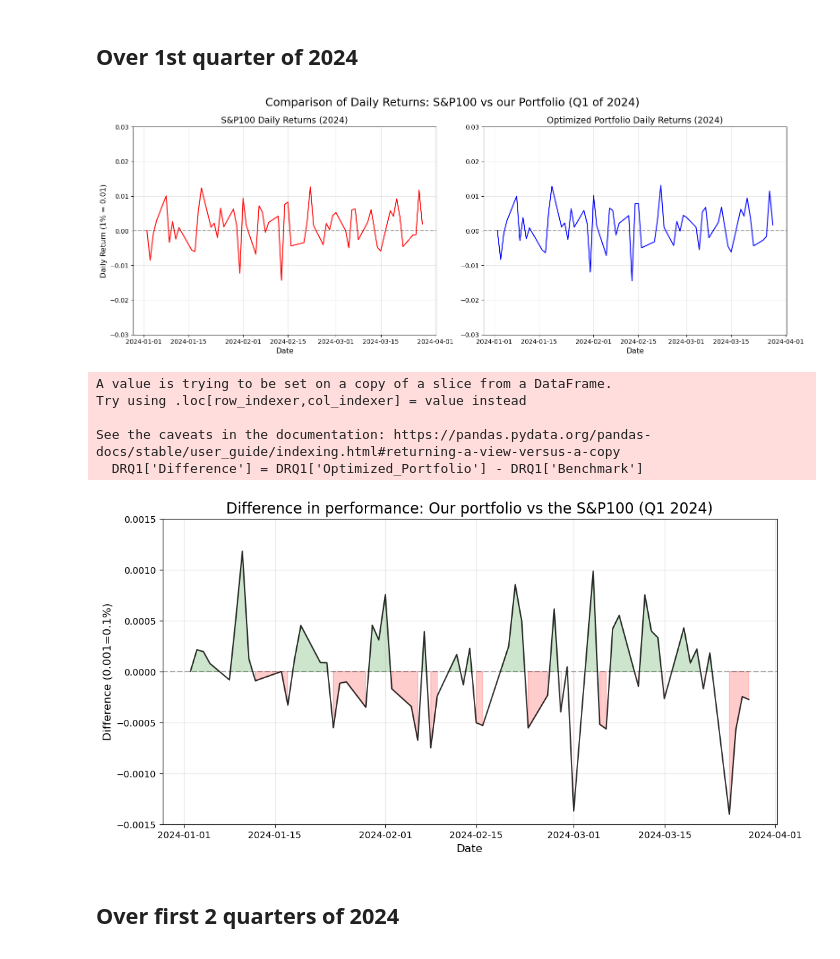
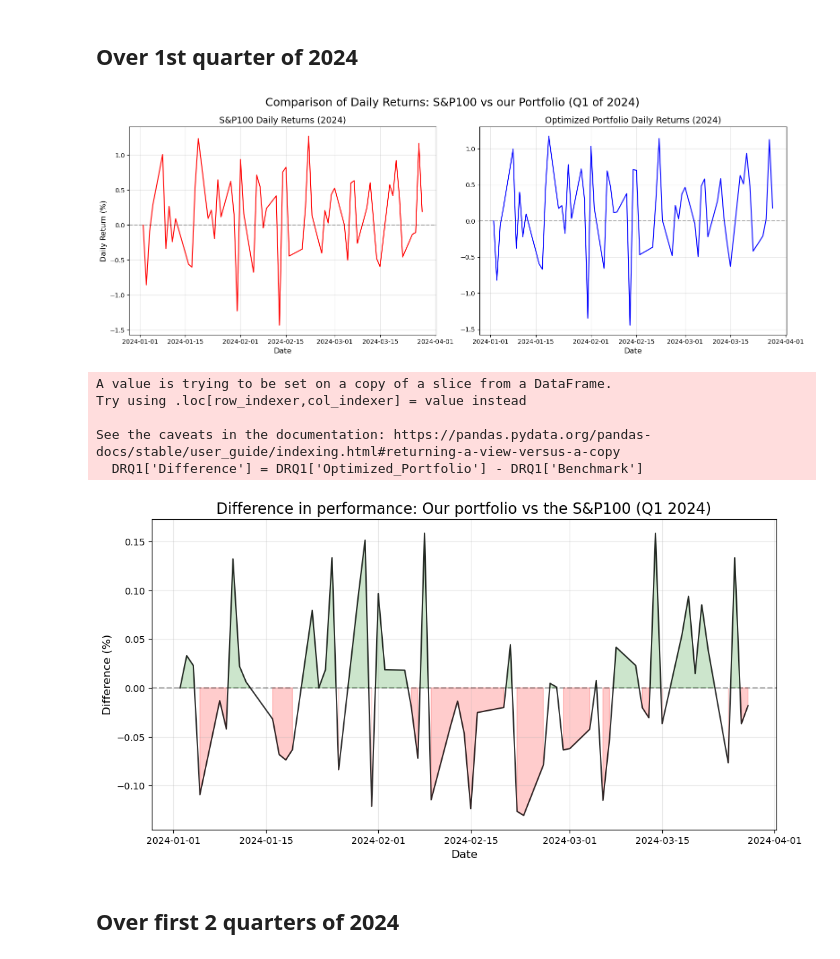
Before and after one commit to HughP01/MScAI_AIDm, a Jupyter notebook: Code/YfPython.ipynb, the cells around one changed output. Saved outputs shown, nothing was run; the diff lists cells and outputs as text; code cells hidden in the pictures.

```diff
--- a/Code/YfPython.ipynb
+++ b/Code/YfPython.ipynb
@@ -196,9 +195,9 @@ plt.subplot(1, 2, 1)  #pos1
 sns.lineplot(data=DRQ1, x=DRQ1.index, y='Benchmark', color='red')
 plt.axhline(0, color="black", linestyle="--", alpha=0.3)
 plt.title("S&P100 Daily Returns (2024)", fontsize=14)
-plt.ylabel("Daily Return (1% = 0.01)", fontsize=12)
+plt.ylabel("Daily Return (%)", fontsize=12)
 plt.xlabel("Date", fontsize=12)
-plt.ylim(-0.03,0.03)
+plt.ylim()
 plt.grid(True, alpha=0.3)
 
 #OUr stocks
@@ -208,43 +207,43 @@ plt.axhline(0, color="black", linestyle="--", alpha=0.3)
 plt.title("Optimized Portfolio Daily Returns (2024)", fontsize=14)
 #plt.ylabel("Daily Return (1% = 0.01)", fontsize=12)
 plt.ylabel("")
-plt.ylim(-0.03,0.03)
+plt.ylim()
 plt.xlabel("Date", fontsize=12)
 plt.grid(True, alpha=0.3)
 
 plt.tight_layout()
 plt.show()
 # %% [output]
-[figure, old version]
+[figure, new version]
 # %%
 DRQ1['Difference'] = DRQ1['Optimized_Portfolio'] - DRQ1['Benchmark']
 
 #plot
 plt.figure(figsize=(12, 6))
 sns.lineplot(data=DRQ1, x=DRQ1.index, y='Difference',
              color='black', alpha=0.8)
 plt.axhline(0, color="black", linestyle="--", alpha=0.3)
 plt.title("Difference in performance: Our portfolio vs the S&P100 (Q1 2024)", fontsize=16)
-plt.ylabel("Difference (0.001=0.1%)", fontsize=12)
+plt.ylabel("Difference (%)", fontsize=12)
 plt.xlabel("Date", fontsize=12)
-plt.ylim(-0.0015,0.0015)
+plt.ylim()
 plt.grid(True, alpha=0.3)
 
 #fill positive and negatives
 plt.fill_between(DRQ1.index, DRQ1['Difference'], 0,
                  where=(DRQ1['Difference'] > 0),
                  color='green', alpha=0.2, interpolate=True)
 plt.fill_between(DRQ1.index, DRQ1['Difference'], 0,
                  where=(DRQ1['Difference'] < 0),
                  color='red', alpha=0.2)
 plt.show()
 # %% [output]
 A value is trying to be set on a copy of a slice from a DataFrame.
 Try using .loc[row_indexer,col_indexer] = value instead
 
 See the caveats in the documentation: https://pandas.pydata.org/pandas-docs/stable/user_guide/indexing.html#returning-a-view-versus-a-copy
   DRQ1['Difference'] = DRQ1['Optimized_Portfolio'] - DRQ1['Benchmark']
-[figure, old version]
+[figure, new version]
 # %% [markdown]
 ## Over first 2 quarters of 2024
 # %%
```
Also changed, not shown: parts of 10 cells of this notebook.
